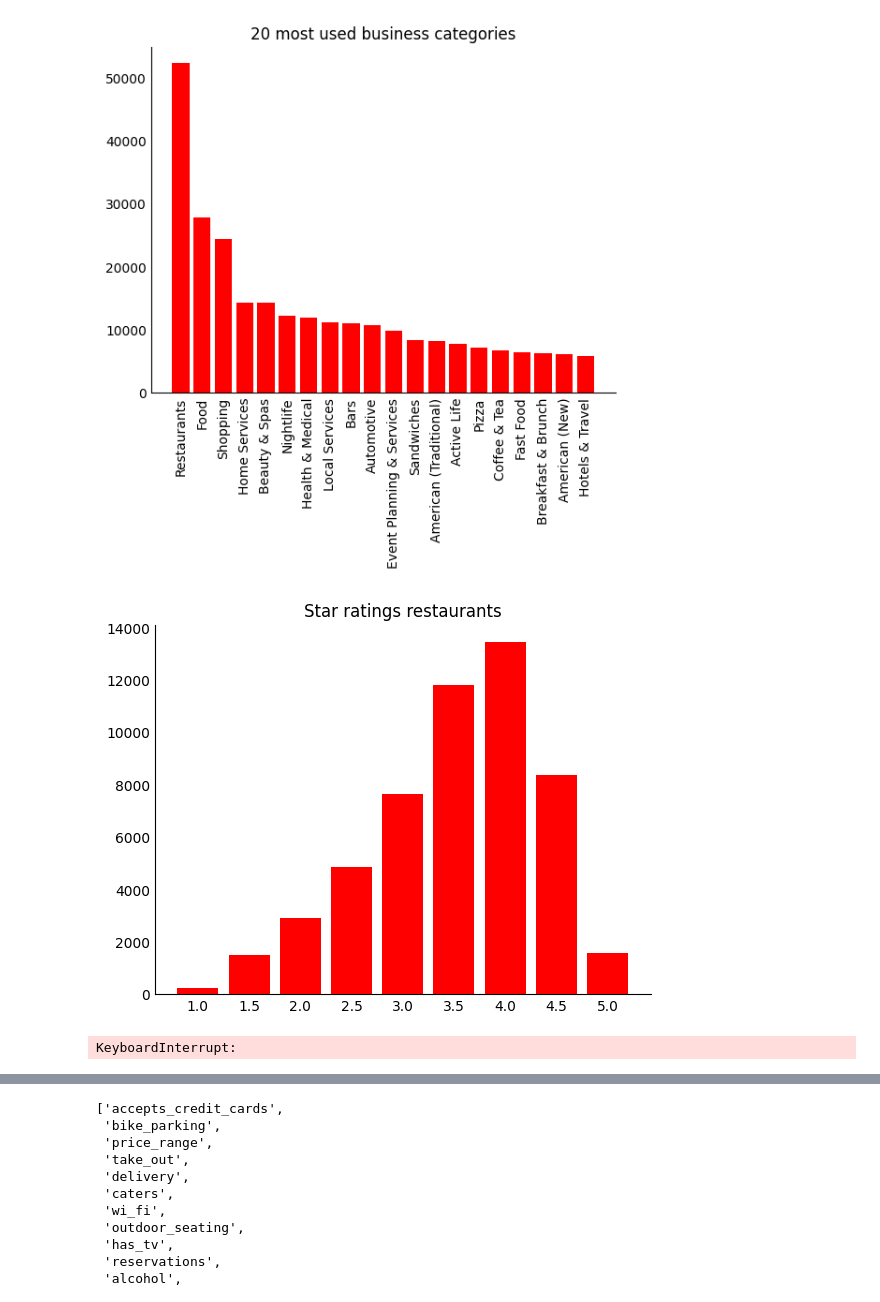
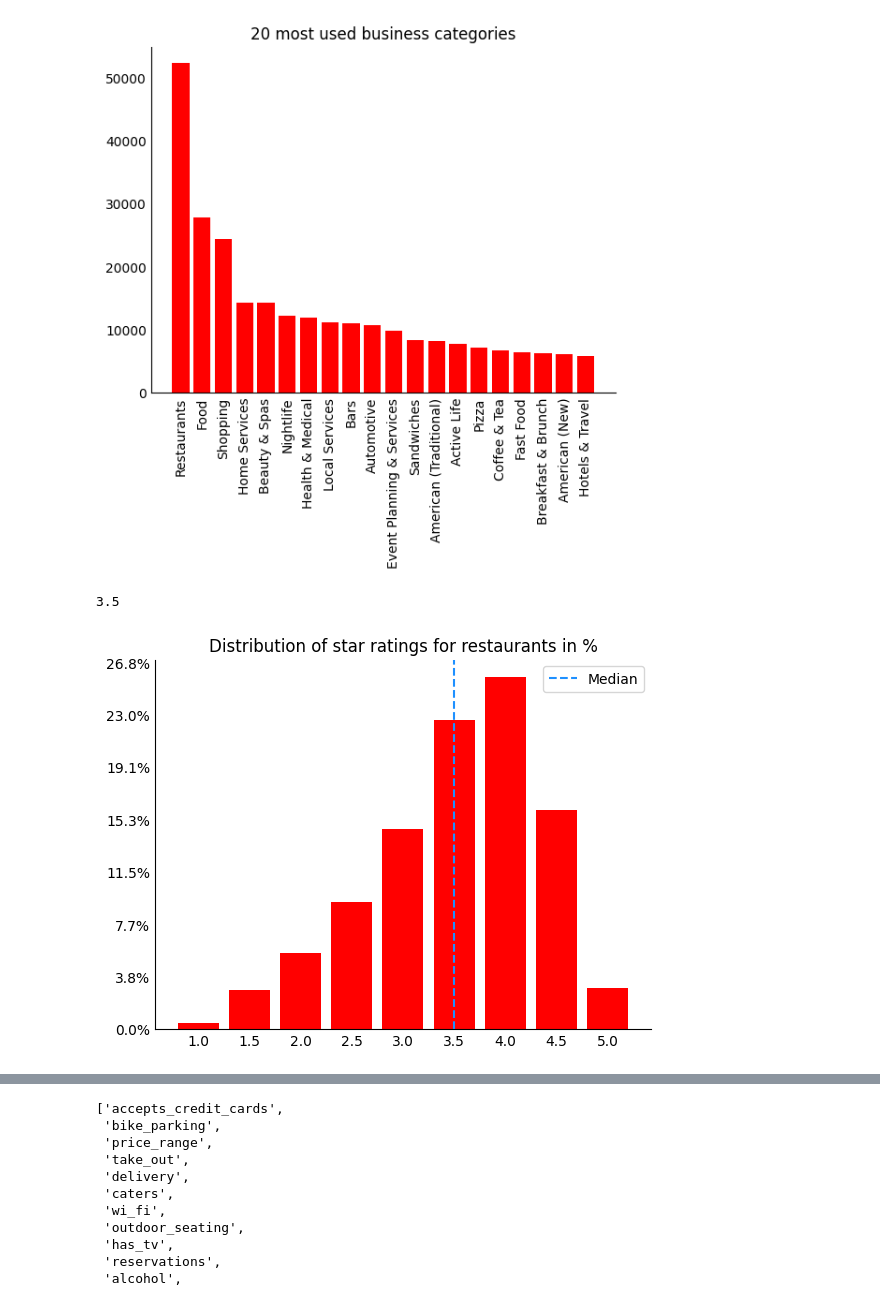
Before and after one commit to raska0010/yelp-customer-reviews, a Jupyter notebook: data_cleaning.ipynb, the cells around one changed output, grey strips where cells are left out. Saved outputs shown, nothing was run; the diff lists cells and outputs as text; code cells hidden in the pictures.

Commit message:
Improce star rating plot

```diff
--- a/data_cleaning.ipynb
+++ b/data_cleaning.ipynb
@@ -170,19 +170,26 @@ businesses.dropna(subset='categories', inplace=True)
 restaurants = businesses[businesses['categories'].apply(get_restaurants) == True]
 # %%
 restaurants.reset_index(drop=True, inplace=True)
+# %%
+restaurants['stars'].describe().iloc[5]
+# %% [output]
+3.5
 # %%
+# What is the distrbution of star ratings? What is the median?
+
+from matplotlib.ticker import PercentFormatter
+
 stars = restaurants['stars'].value_counts().sort_index()
 
 plt.bar(stars.index, stars.values, color='r', width=0.4)
-plt.title('Star ratings restaurants in %')
+plt.axvline(restaurants['stars'].describe().iloc[5], color='dodgerblue', linestyle='--', label='Median')
+plt.title('Distribution of star ratings for restaurants in %')
 plt.gca().spines[['right', 'top']].set_visible(False)
+plt.gca().yaxis.set_major_formatter(PercentFormatter(stars.values.sum()))
 plt.xticks(np.linspace(1, 5, 9))
+plt.gca().spines[['right', 'top']].set_visible(False)
 plt.tick_params(axis='both', length=0.0)
-plt.
+plt.legend()
 plt.show();
 # %% [output]
-[figure, old version]
+[figure, new version]
-# %%
-plt.bar(restaurants['stars'], restaurants['stars'])
-# %% [output]
-KeyboardInterrupt:
```
Also changed, not shown: parts of 11 cells of this notebook.
